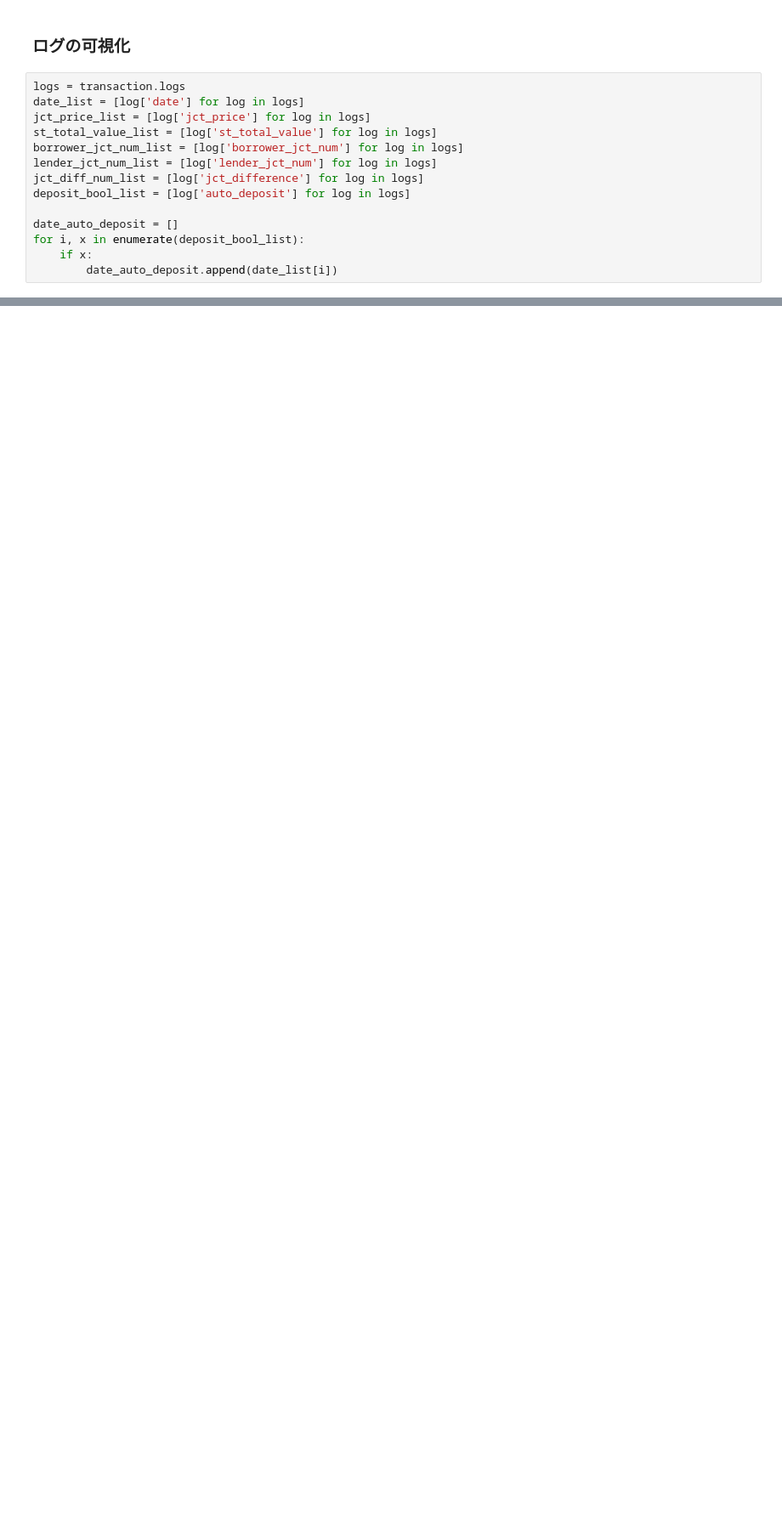
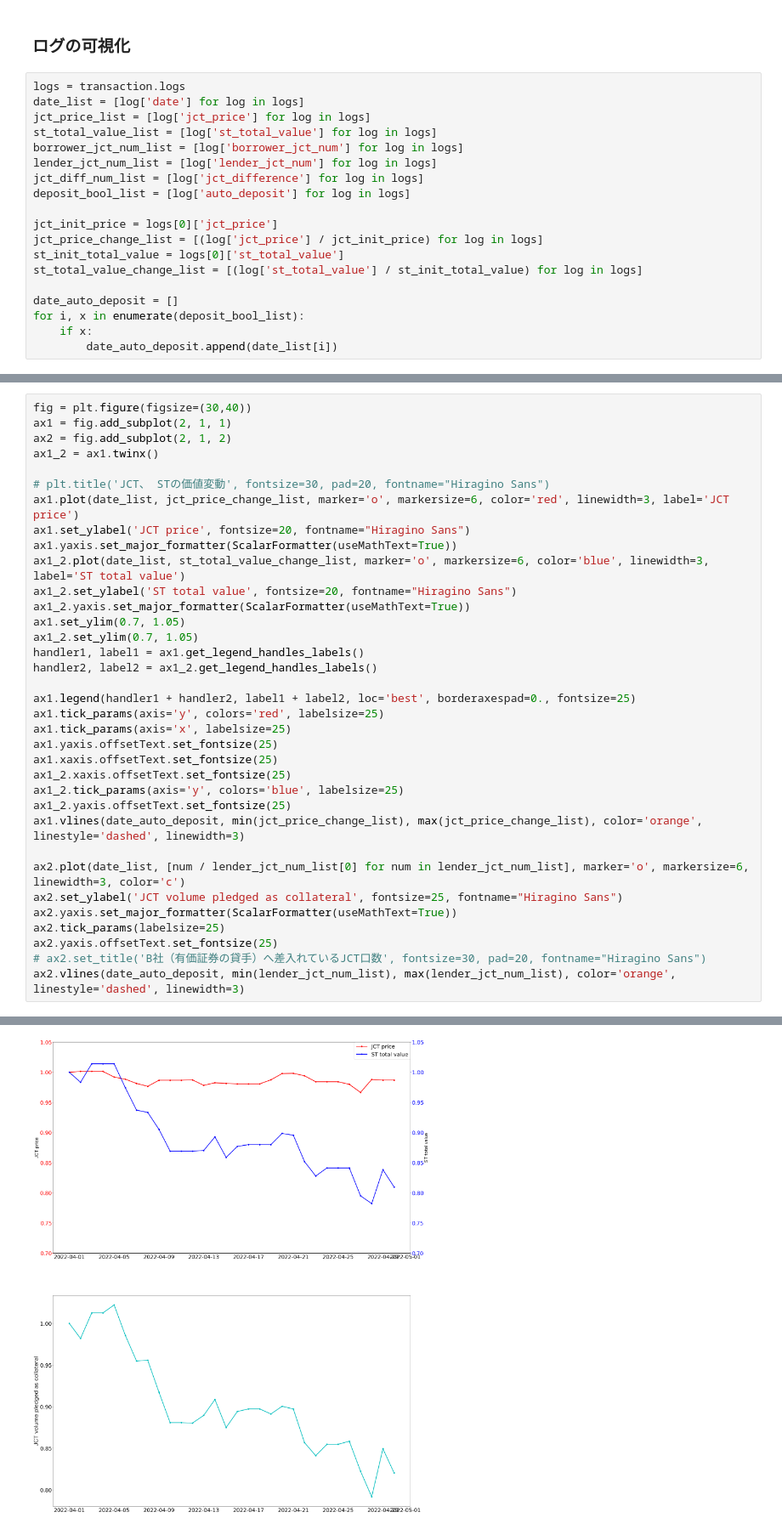
Before and after one commit to maru919/BC-experiment-simulator, a Jupyter notebook: sandbox/simulate_VariableLocal.ipynb, the cells around one changed output, grey strips where cells are left out. Shown at 85% size. Saved outputs shown, nothing was run; the diff lists cells and outputs as text; blank space fills up the shorter version.

```diff
--- a/sandbox/simulate_VariableLocal.ipynb
+++ b/sandbox/simulate_VariableLocal.ipynb
@@ -366,6 +356,11 @@ lender_jct_num_list = [log['lender_jct_num'] for log in logs]
 jct_diff_num_list = [log['jct_difference'] for log in logs]
 deposit_bool_list = [log['auto_deposit'] for log in logs]
 
+jct_init_price = logs[0]['jct_price']
+jct_price_change_list = [(log['jct_price'] / jct_init_price) for log in logs]
+st_init_total_value = logs[0]['st_total_value']
+st_total_value_change_list = [(log['st_total_value'] / st_init_total_value) for log in logs]
+
 date_auto_deposit = []
 for i, x in enumerate(deposit_bool_list):
     if x:
@@ -407,0 +403,36 @@ ax2.vlines(date_auto_deposit, min(lender_jct_num_list), max(lender_jct_num_list)
+# %%
+fig = plt.figure(figsize=(30,40))
+ax1 = fig.add_subplot(2, 1, 1)
+ax2 = fig.add_subplot(2, 1, 2)
+ax1_2 = ax1.twinx()
+
+# plt.title('JCT、 STの価値変動', fontsize=30, pad=20, fontname="Hiragino Sans")
+ax1.plot(date_list, jct_price_change_list, marker='o', markersize=6, color='red', linewidth=3, label='JCT price')
+ax1.set_ylabel('JCT price', fontsize=20, fontname="Hiragino Sans")
+ax1.yaxis.set_major_formatter(ScalarFormatter(useMathText=True))
+ax1_2.plot(date_list, st_total_value_change_list, marker='o', markersize=6, color='blue', linewidth=3,  label='ST total value')
+ax1_2.set_ylabel('ST total value', fontsize=20, fontname="Hiragino Sans")
+ax1_2.yaxis.set_major_formatter(ScalarFormatter(useMathText=True))
+ax1.set_ylim(0.7, 1.05)
+ax1_2.set_ylim(0.7, 1.05)
+handler1, label1 = ax1.get_legend_handles_labels()
+handler2, label2 = ax1_2.get_legend_handles_labels()
+
+ax1.legend(handler1 + handler2, label1 + label2, loc='best', borderaxespad=0., fontsize=25)
+ax1.tick_params(axis='y', colors='red', labelsize=25)
+ax1.tick_params(axis='x', labelsize=25)
+ax1.yaxis.offsetText.set_fontsize(25)
+ax1.xaxis.offsetText.set_fontsize(25)
+ax1_2.xaxis.offsetText.set_fontsize(25)
+ax1_2.tick_params(axis='y', colors='blue', labelsize=25)
+ax1_2.yaxis.offsetText.set_fontsize(25)
+ax1.vlines(date_auto_deposit, min(jct_price_change_list), max(jct_price_change_list), color='orange', linestyle='dashed', linewidth=3)
+
+ax2.plot(date_list, [num / lender_jct_num_list[0] for num in lender_jct_num_list], marker='o', markersize=6, linewidth=3, color='c')
+ax2.set_ylabel('JCT volume pledged as collateral', fontsize=25, fontname="Hiragino Sans")
+ax2.yaxis.set_major_formatter(ScalarFormatter(useMathText=True))
+ax2.tick_params(labelsize=25)
+ax2.yaxis.offsetText.set_fontsize(25)
+# ax2.set_title('B社（有価証券の貸手）へ差入れているJCT口数', fontsize=30, pad=20, fontname="Hiragino Sans")
+ax2.vlines(date_auto_deposit, min(lender_jct_num_list), max(lender_jct_num_list), color='orange', linestyle='dashed', linewidth=3)
+# %% [output]
@@ -408,3 +440,4 @@ ax2.vlines(date_auto_deposit, min(lender_jct_num_list), max(lender_jct_num_list)
+[figure, added]
 # %%
 fig, ax1 = plt.subplots(figsize=(20,10))
 ax2 = ax1.twinx()
```
Also changed, not shown: parts of 8 cells of this notebook, 5 other files.
